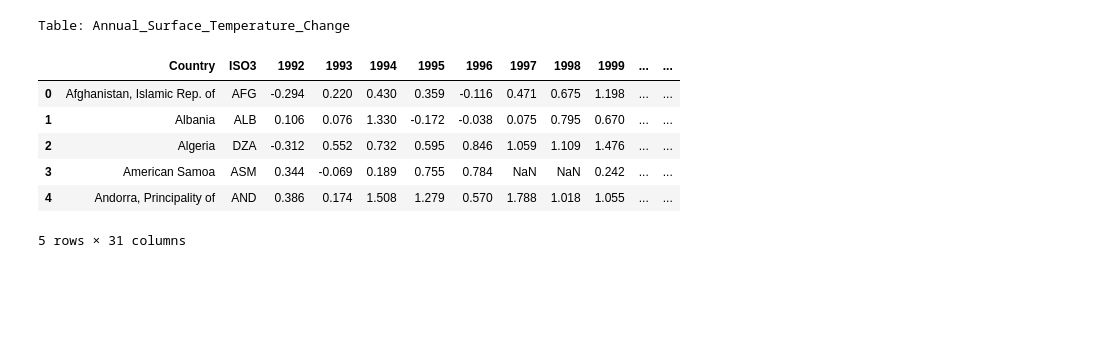
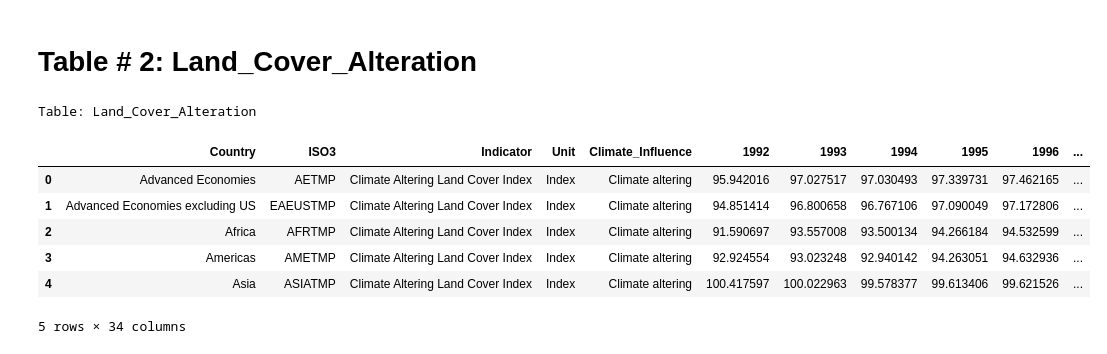
Before and after one commit to jvalue/made-template, a Jupyter notebook: project/data_analysis.ipynb, the cells around one changed output. Drawn from its saved outputs; the diff is of its cells as text; code cells hidden in the pictures; blank space fills up the shorter version.

Commit message:
data analysis

```diff
--- a/project/data_analysis.ipynb
+++ b/project/data_analysis.ipynb
@@ -20,18 +57,21 @@ conn = sqlite3.connect(db_path)
+# %% [markdown]
+# Table # 2: Land_Cover_Alteration
 # %%
+db_path = '../data/climate_data_final.db'
+conn = sqlite3.connect(db_path)
 
-table_name = 'Annual_Surface_Temperature_Change'
-annual_surface_temp_change_df = fetch_table(conn, table_name)
+table_name = 'Land_Cover_Alteration'
+land_cover_alteration_df = fetch_table(conn, table_name)
+print(f"Table: {table_name}")
+conn.close()
 
-print(f"Table: {table_name}")
-display(annual_surface_temp_change_df.head())
-
-conn.close()
+land_cover_alteration_df.head()
 # %% [output]
-Table: Annual_Surface_Temperature_Change
+Table: Land_Cover_Alteration
-|  | Country | ISO3 | 1992 | 1993 | 1994 | 1995 | 1996 | 1997 | 1998 | 1999 | ... | ... |
-| 0 | Afghanistan, Islamic Rep. of | AFG | -0.294 | 0.220 | 0.430 | 0.359 | -0.116 | 0.471 | 0.675 | 1.198 | ... | ... |
-| 1 | Albania | ALB | 0.106 | 0.076 | 1.330 | -0.172 | -0.038 | 0.075 | 0.795 | 0.670 | ... | ... |
-| 2 | Algeria | DZA | -0.312 | 0.552 | 0.732 | 0.595 | 0.846 | 1.059 | 1.109 | 1.476 | ... | ... |
-| 3 | American Samoa | ASM | 0.344 | -0.069 | 0.189 | 0.755 | 0.784 | NaN | NaN | 0.242 | ... | ... |
-| 4 | Andorra, Principality of | AND | 0.386 | 0.174 | 1.508 | 1.279 | 0.570 | 1.788 | 1.018 | 1.055 | ... | ... |
+|  | Country | ISO3 | Indicator | Unit | Climate_Influence | 1992 | 1993 | 1994 | 1995 | 1996 | ... |
+| 0 | Advanced Economies | AETMP | Climate Altering Land Cover Index | Index | Climate altering | 95.942016 | 97.027517 | 97.030493 | 97.339731 | 97.462165 | ... |
+| 1 | Advanced Economies excluding US | EAEUSTMP | Climate Altering Land Cover Index | Index | Climate altering | 94.851414 | 96.800658 | 96.767106 | 97.090049 | 97.172806 | ... |
+| 2 | Africa | AFRTMP | Climate Altering Land Cover Index | Index | Climate altering | 91.590697 | 93.557008 | 93.500134 | 94.266184 | 94.532599 | ... |
+| 3 | Americas | AMETMP | Climate Altering Land Cover Index | Index | Climate altering | 92.924554 | 93.023248 | 92.940142 | 94.263051 | 94.632936 | ... |
+| 4 | Asia | ASIATMP | Climate Altering Land Cover Index | Index | Climate altering | 100.417597 | 100.022963 | 99.578377 | 99.613406 | 99.621526 | ... |
-5 rows × 31 columns
+5 rows × 34 columns
```
Also changed, not shown: parts of 20 cells of this notebook.
